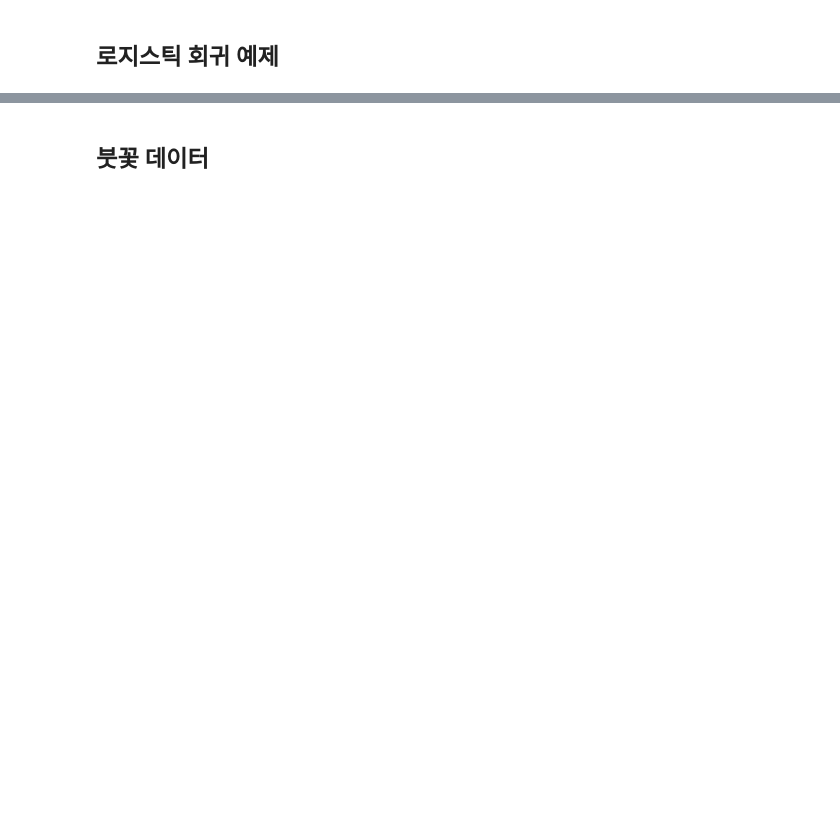
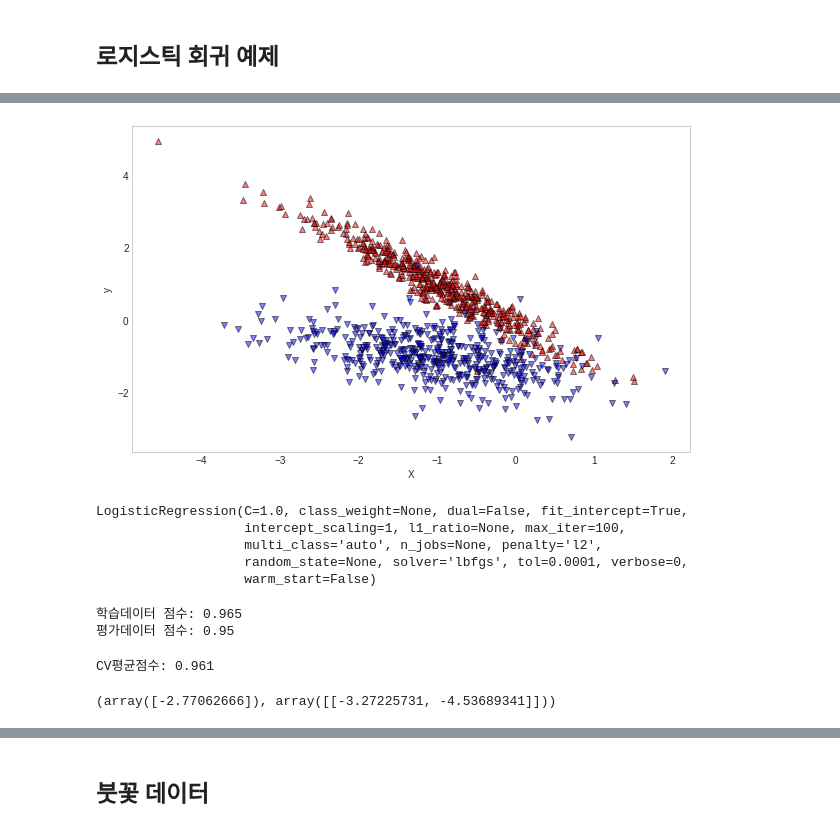
Before and after one commit to DonghyunAnn/Donghyun_Pyhthon_studying, a Jupyter notebook: Logistic Regression.ipynb, the cells around one changed output, grey strips where cells are left out. Cells and saved outputs as stored; diff of their text form; code cells hidden in the pictures; blank space fills up the shorter version.

Commit message:
logistic Regression

```diff
--- a/Logistic Regression.ipynb
+++ b/Logistic Regression.ipynb
@@ -32,0 +64,2 @@ l(π|y) = log(L(π|y)) \\
+# %%
+plt.style.use(['seaborn-whitegrid'])
@@ -32,0 +88,20 @@ l(π|y) = log(L(π|y)) \\
+# %%
+samples = 1000
+X,y=make_classification(n_samples=samples, n_features=2,
+                        n_informative=2,n_redundant=0,
+                        n_clusters_per_class=1)
+# %%
+#grid는 격자 표시 디폴트=False
+fig, ax=plt.subplots(1,1,figsize=(10,6))
+
+ax.grid()
+ax.set_xlabel('X')
+ax.set_ylabel('y')
+
+for i in range(samples):
+  if y[i] == 0:
+    ax.scatter(X[i,0],X[i,1],edgecolors='k',alpha=0.5,marker='^',color='r')
+  else:
+    ax.scatter(X[i,0],X[i,1],edgecolors='k',alpha=0.5,marker='v',color='b')
+# %% [output]
+[figure, added]
@@ -32,0 +110,24 @@ l(π|y) = log(L(π|y)) \\
+# %%
+model=LogisticRegression()
+model.fit(X_train,y_train)
+# %% [output]
+LogisticRegression(C=1.0, class_weight=None, dual=False, fit_intercept=True,
+                   intercept_scaling=1, l1_ratio=None, max_iter=100,
+                   multi_class='auto', n_jobs=None, penalty='l2',
+                   random_state=None, solver='lbfgs', tol=0.0001, verbose=0,
+                   warm_start=False)
+# %%
+print("학습데이터 점수: {}".format(model.score(X_train,y_train)))
+print("평가데이터 점수: {}".format(model.score(X_test,y_test)))
+# %% [output]
+학습데이터 점수: 0.965
+평가데이터 점수: 0.95
+# %%
+scores=cross_val_score(model,X,y,scoring='accuracy',cv=10)
+print("CV평균점수: {}".format(scores.mean()))
+# %% [output]
+CV평균점수: 0.961
+# %%
+model.intercept_,model.coef_
+# %% [output]
+(array([-2.77062666]), array([[-3.27225731, -4.53689341]]))
```
Also changed, not shown: parts of 41 cells of this notebook.
